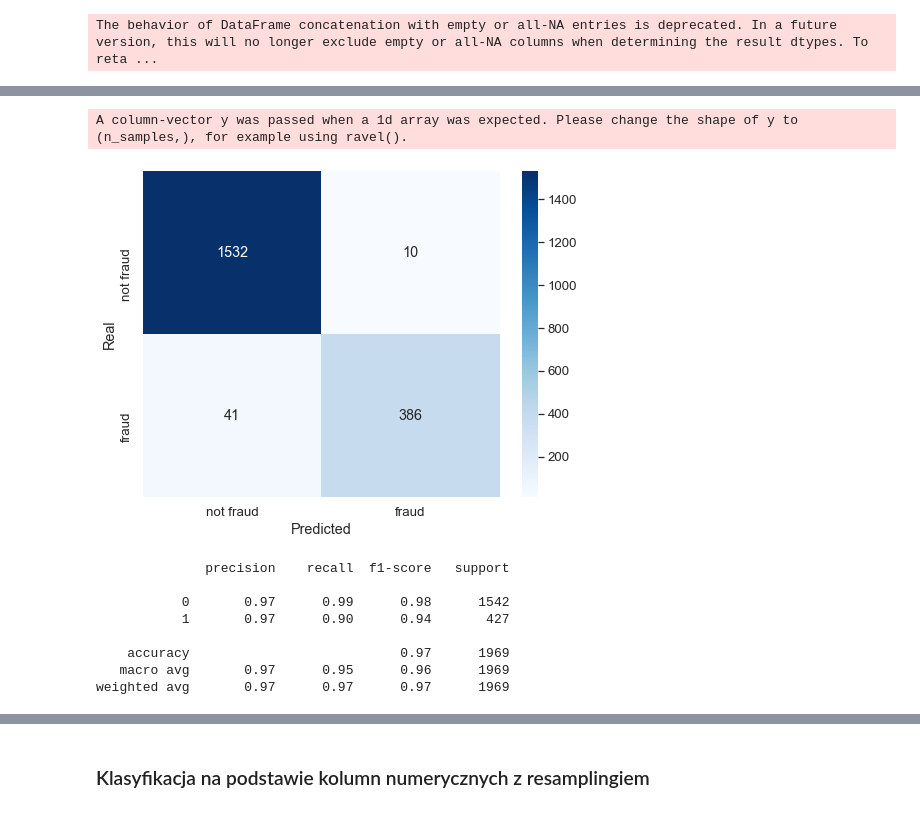
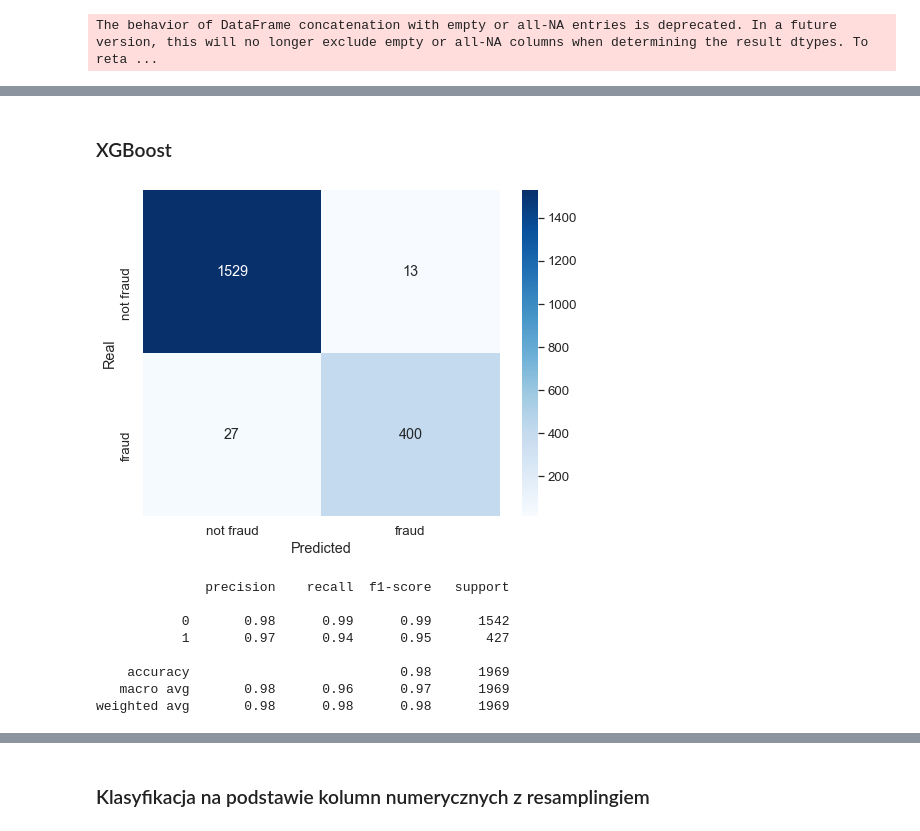
Before and after one commit to dorota10/ML_UEP_2024, a Jupyter notebook: CaseStudy1.ipynb, the cells around one changed output, grey strips where cells are left out. Cells and saved outputs as stored; diff of their text form; code cells hidden in the pictures.

```diff
--- a/CaseStudy1.ipynb
+++ b/CaseStudy1.ipynb
@@ -94,0 +225,4 @@ scaled_train_df2=pd.concat([y_data, scaled_train_df], axis=1)
+# %%
+#Złączenie danych zestandaryzowanych z nowo utworzonymi zmiennymi
+combined_X_train_data_std = pd.concat([scaled_train_df, new_columns3], axis=1)
+combined_X_test_data_std= pd.concat([scaled_test_df, new_columns3_test], axis=1)
@@ -214,27 +288,18 @@ results
-# %%
-model_rf=RandomForestClassifier(n_estimators=100, min_samples_split= 5, min_samples_leaf=1, random_state=42)
-model_rf.fit(scaled_train_df,  y_train)
-y_pred=model_rf.predict(scaled_test_df)
-
-cm = confusion_matrix(y_test, y_pred)
-class_names = ['not fraud', 'fraud']
-plt.figure(figsize=(8, 6))
-sns.set(font_scale=1.2)
-sns.heatmap(cm, annot=True, fmt="d", cmap="Blues", xticklabels=class_names, yticklabels=class_names)
-plt.xlabel('Predicted')
-plt.ylabel('Real')
-plt.show()
-
-class_rep=classification_report(y_test, y_pred)
-print(class_rep)
-# %% [output]
-A column-vector y was passed when a 1d array was expected. Please change the shape of y to (n_samples,), for example using ravel().
-[figure, removed]
-              precision    recall  f1-score   support
-
-           0       0.97      0.99      0.98      1542
-           1       0.97      0.90      0.94       427
-
-    accuracy                           0.97      1969
-   macro avg       0.97      0.95      0.96      1969
-weighted avg       0.97      0.97      0.97      1969
+# %% [markdown]
+### XGBoost
+# %%
+clf = xgb.XGBClassifier(tree_method="hist", enable_categorical=True) #użycie "enable_categorical" powoduje, że nie trzeba robić samodzielnie one hot encodingu
+
+clf.fit(combined_X_train_data_std, y_train)
+y_pred = clf.predict(combined_X_test_data_std)
+cm_results(y_test, y_pred)
+# %% [output]
+[figure, added]
+              precision    recall  f1-score   support
+
+           0       0.98      0.99      0.99      1542
+           1       0.97      0.94      0.95       427
+
+    accuracy                           0.98      1969
+   macro avg       0.98      0.96      0.97      1969
+weighted avg       0.98      0.98      0.98      1969
```
Also changed, not shown: parts of 69 cells of this notebook, 1 other file.
